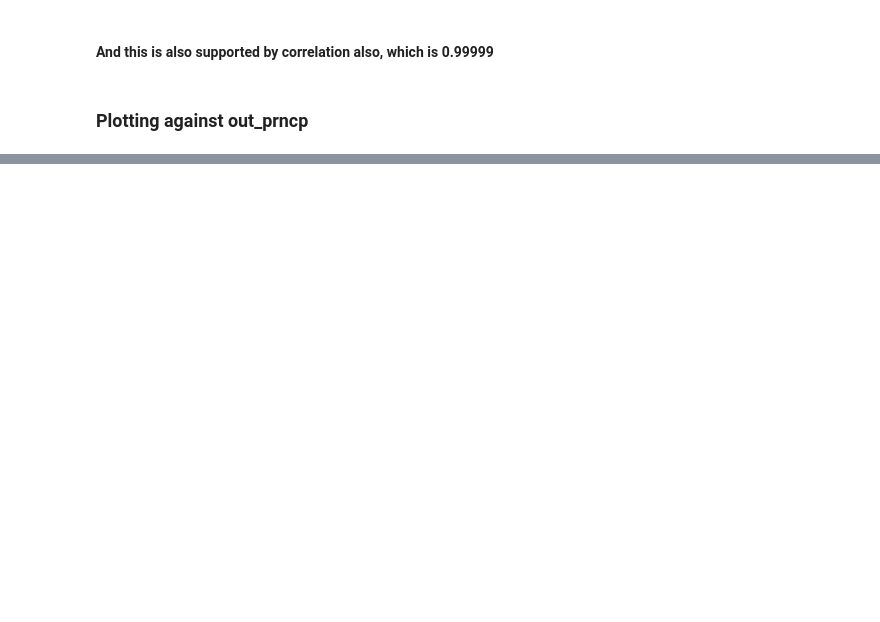
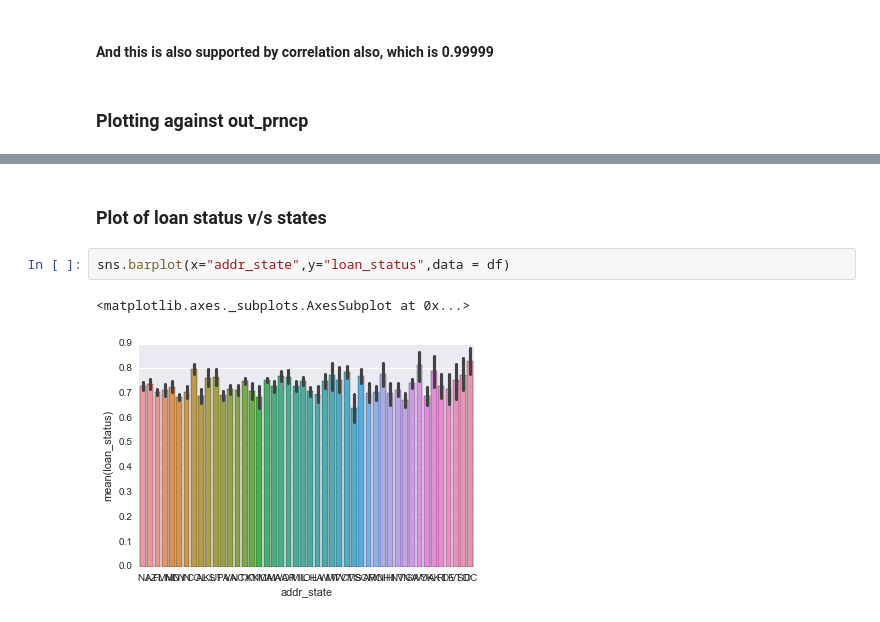
Before and after one commit to aligeekk/loan_evaluation, a Jupyter notebook: lending_club_analysis.ipynb, the cells around one changed output, grey strips where cells are left out. Saved outputs shown, nothing was run; the diff lists cells and outputs as text; blank space fills up the shorter version.

Commit message:
Some Changes and plots

```diff
--- a/lending_club_analysis.ipynb
+++ b/lending_club_analysis.ipynb
@@ -749,0 +739,7 @@ plt.scatter(df.out_prncp, df.loan_status)
+# %% [markdown]
+###  Plot of loan status v/s states
+# %%
+sns.barplot(x="addr_state",y="loan_status",data = df)
+# %% [output]
+<matplotlib.axes._subplots.AxesSubplot at 0x...>
+[figure, added]
```
Also changed, not shown: parts of 43 cells of this notebook.
